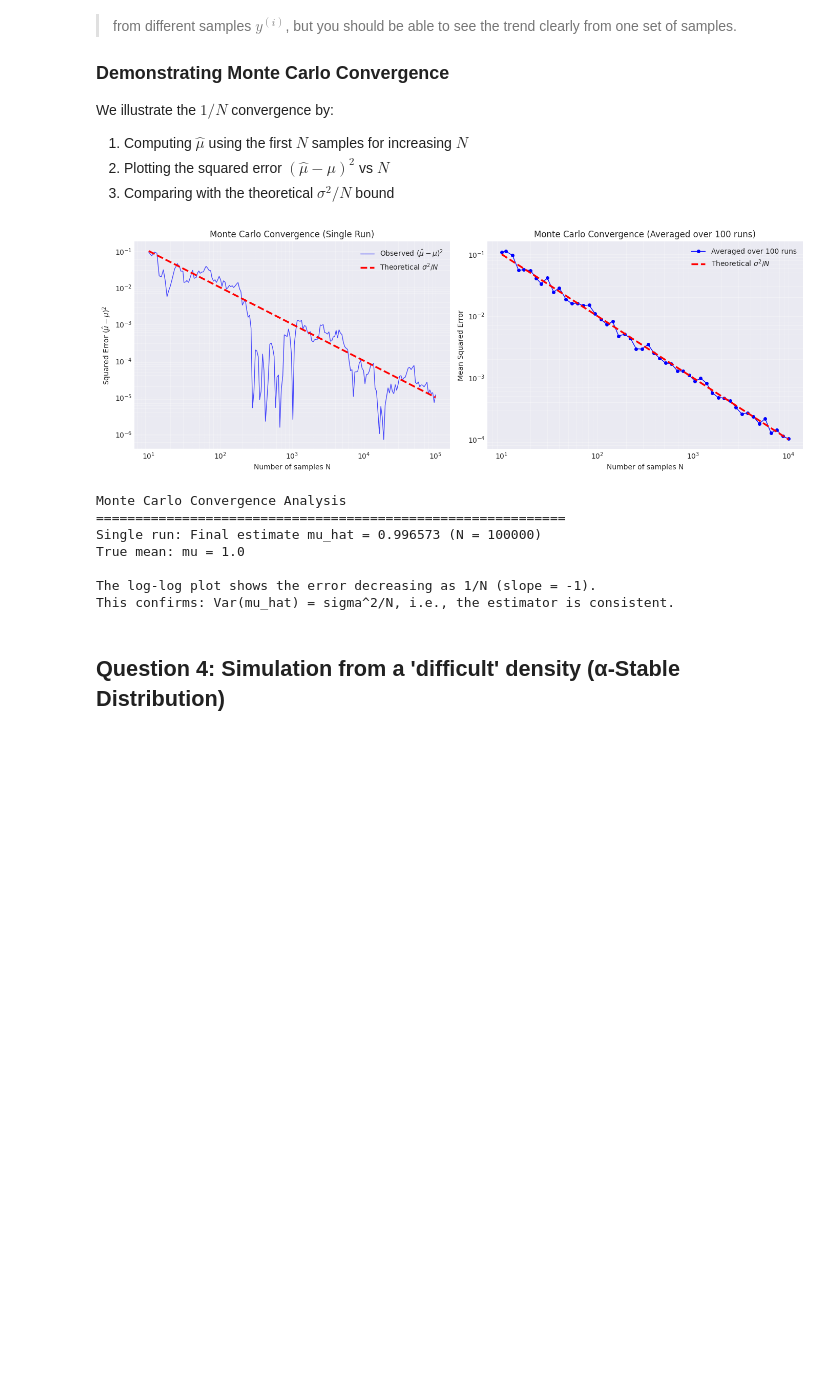
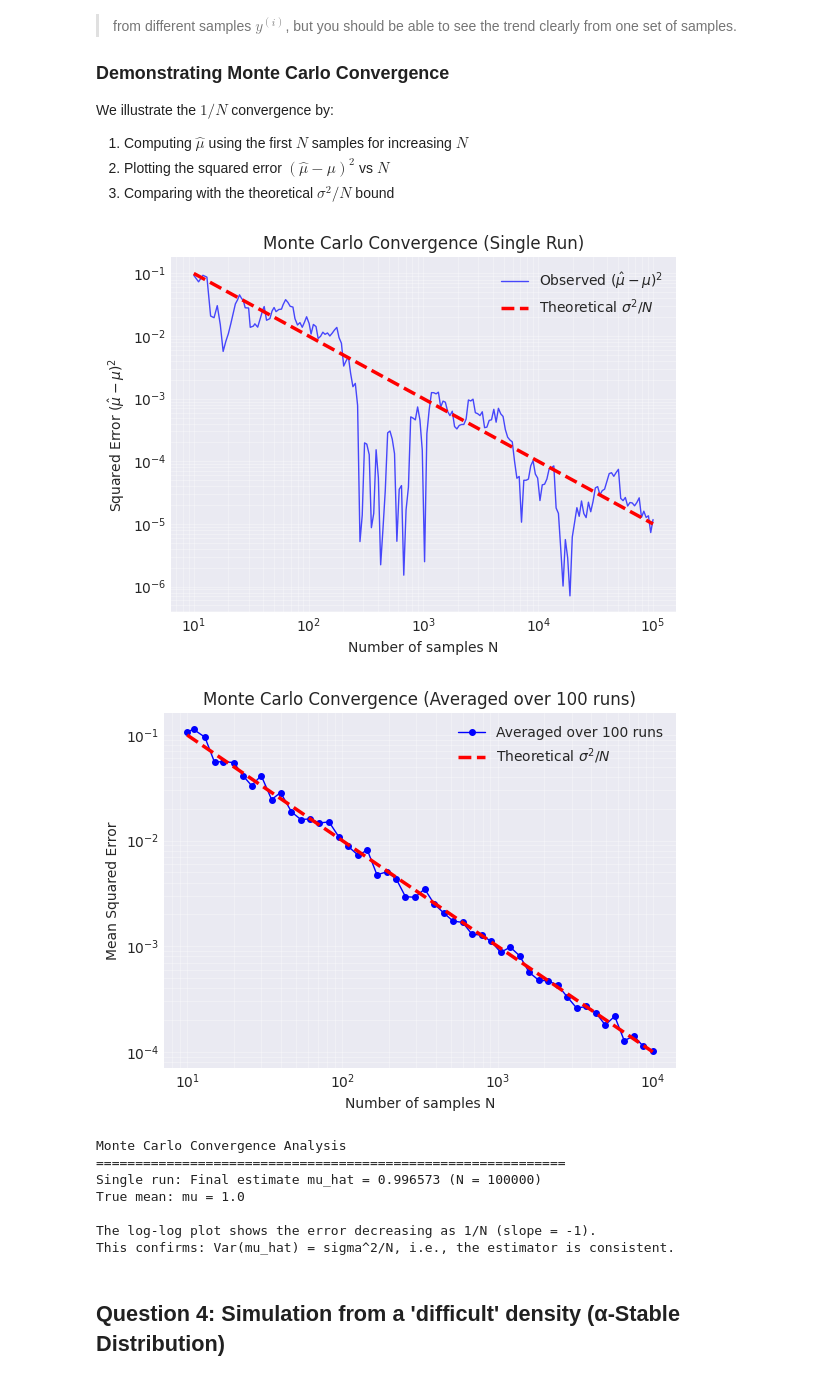
Before and after one commit to liuzihe02/iia, a Jupyter notebook: 3F3/rv_lab.ipynb, the cells around one changed output. Drawn from its saved outputs; the diff is of its cells as text; code cells hidden in the pictures; blank space fills up the shorter version.

```diff
--- a/3F3/rv_lab.ipynb
+++ b/3F3/rv_lab.ipynb
@@ -568,6 +568,20 @@ def plot_normal_histogram_with_bounds(data, N_samples, J_bins=20, ax=None, title
     variance_counts = N_samples * bin_probs * (1 - bin_probs)
     std_counts = np.sqrt(variance_counts)
 
+    # Calculate upper and lower bounds
+    upper_bounds = mean_counts + 3 * std_counts
+    lower_bounds = np.maximum(0, mean_counts - 3 * std_counts)
+
+    # Shade the confidence region for each bin
+    for j in range(J_bins):
+        ax.fill_between(
+            [bin_edges[j], bin_edges[j + 1]],
+            lower_bounds[j],
+            upper_bounds[j],
+            alpha=0.2,
+            color="green",
+        )
+
     # Plot theoretical mean as step function
     for j in range(J_bins):
         ax.hlines(
@@ -580,7 +594,7 @@ def plot_normal_histogram_with_bounds(data, N_samples, J_bins=20, ax=None, title
         )
         # Plot ±3σ bounds
         ax.hlines(
-            mean_counts[j] + 3 * std_counts[j],
+            upper_bounds[j],
             bin_edges[j],
             bin_edges[j + 1],
             colors="green",
@@ -589,7 +603,7 @@ def plot_normal_histogram_with_bounds(data, N_samples, J_bins=20, ax=None, title
             alpha=0.7,
         )
         ax.hlines(
-            max(0, mean_counts[j] - 3 * std_counts[j]),
+            lower_bounds[j],
             bin_edges[j],
             bin_edges[j + 1],
             colors="green",
@@ -1593,70 +1608,70 @@ for N in N_values_avg:
 
 avg_squared_errors = np.array(avg_squared_errors)
 
-# Plot
-fig, axes = plt.subplots(1, 2, figsize=(14, 5))
-
 # Plot 1: Single run convergence
-ax = axes[0]
+fig, ax = plt.subplots(figsize=(6, 4.5))
 ax.loglog(
     N_values,
     squared_errors,
     "b-",
     alpha=0.7,
     linewidth=1,
-    label="Observed $(\\hat{\\mu} - \\mu)^2$",
+    label="Observed $(\hat{\mu} - \mu)^2$",
 )
 ax.loglog(
     N_values,
     theoretical_variance,
     "r--",
     linewidth=2.5,
-    label="Theoretical $\\sigma^2/N$",
+    label="Theoretical $\sigma^2/N$",
 )
 ax.set_xlabel("Number of samples N")
-ax.set_ylabel("Squared Error $(\\hat{\\mu} - \\mu)^2$")
+ax.set_ylabel("Squared Error $(\hat{\mu} - \mu)^2$")
 ax.set_title("Monte Carlo Convergence (Single Run)")
 ax.legend()
 ax.grid(True, alpha=0.3, which="both")
+plt.tight_layout()
+plt.savefig("img/mc_convergence_single.png", dpi=600, bbox_inches="tight")
+plt.show()
 
 # Plot 2: Averaged over multiple runs
-ax = axes[1]
+fig, ax = plt.subplots(figsize=(6, 4.5))
 ax.loglog(
     N_values_avg,
     avg_squared_errors,
     "bo-",
     markersize=4,
     linewidth=1,
     label=f"Averaged over {n_runs} runs",
 )
 ax.loglog(
     N_values_avg,
     sigma_true**2 / N_values_avg,
     "r--",
     linewidth=2.5,
-    label="Theoretical $\\sigma^2/N$",
+    label="Theoretical $\sigma^2/N$",
 )
 ax.set_xlabel("Number of samples N")
 ax.set_ylabel("Mean Squared Error")
 ax.set_title(f"Monte Carlo Convergence (Averaged over {n_runs} runs)")
 ax.legend()
 ax.grid(True, alpha=0.3, which="both")
-
 plt.tight_layout()
-plt.savefig("img/mc_convergence.png", dpi=600, bbox_inches="tight")
+plt.savefig("img/mc_convergence_avg.png", dpi=600, bbox_inches="tight")
 plt.show()
 
 # Print summary
 print("Monte Carlo Convergence Analysis")
 print("=" * 60)
 print(
     f"Single run: Final estimate mu_hat = {running_means[-1]:.6f} (N = {N_values[-1]})"
 )
 print(f"True mean: mu = {mu_true}")
 print(f"\nThe log-log plot shows the error decreasing as 1/N (slope = -1).")
 print(f"This confirms: Var(mu_hat) = sigma^2/N, i.e., the estimator is consistent.")
 # %% [output]
-[figure, old version]
+[figure, new version]
+[figure, added]
 Monte Carlo Convergence Analysis
 ============================================================
 Single run: Final estimate mu_hat = 0.996573 (N = 100000)
```
Also changed, not shown: parts of 3 cells of this notebook, 9 other files.
